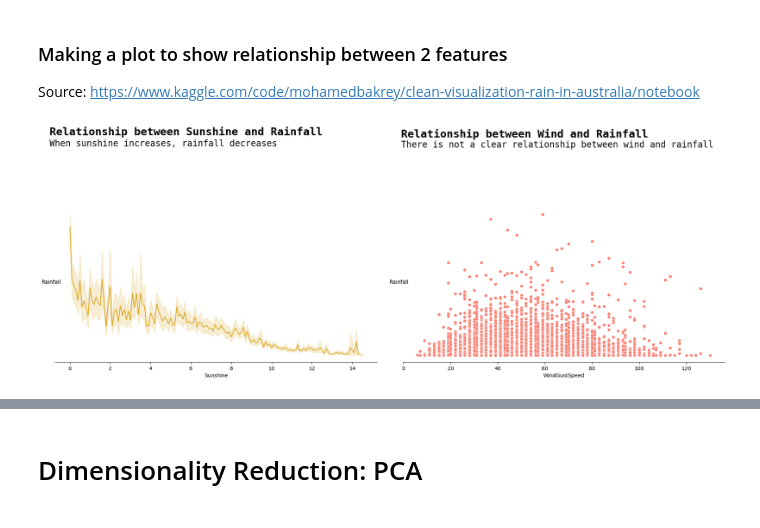
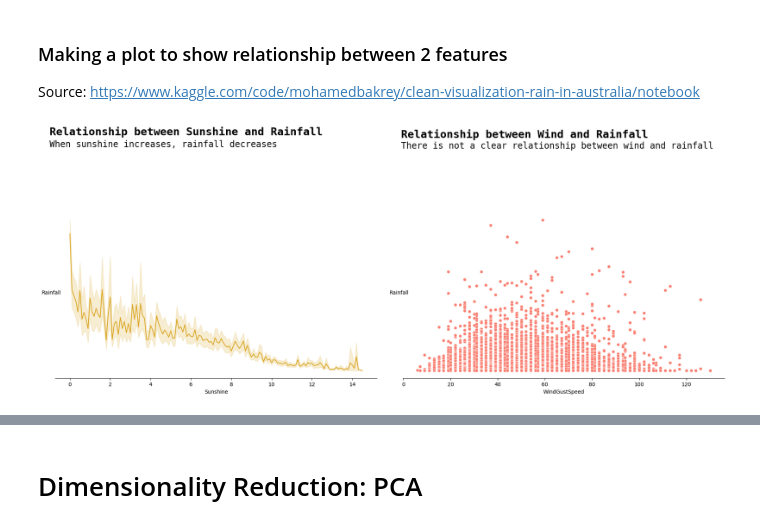
Before and after one commit to Timmy6158/Australia-Rain-Prediction, a Jupyter notebook: Nguyen_Tim_FinalProject1.ipynb, the cells around one changed output, grey strips where cells are left out. Drawn from its saved outputs; the diff is of its cells as text; code cells hidden in the pictures.

Commit message:
Fixed graphs layout

```diff
--- a/Nguyen_Tim_FinalProject1.ipynb
+++ b/Nguyen_Tim_FinalProject1.ipynb
@@ -231,33 +231,33 @@ for i in range(4):
 ### Making a plot to show relationship between 2 features
 Source: https://www.kaggle.com/code/mohamedbakrey/clean-visualization-rain-in-australia/notebook
 # %%
-fig=plt.figure(figsize=(20,8),facecolor='white')
+fig=plt.figure(figsize=(20,12),facecolor='white')
 
-gs=fig.add_gridspec(1,2)
+gs=fig.add_gridspec(2,2)
 
-ax=[_ for _ in range(2)]
+ax=[_ for _ in range(4)]
 ax[0]=fig.add_subplot(gs[0,0])
 ax[1]=fig.add_subplot(gs[0,1])
 
 ax[0].text(-1,20,"Relationship between Sunshine and Rainfall",fontsize=21,fontweight='bold', fontfamily='monospace')
 ax[0].text(-1,19,"When sunshine increases, rainfall decreases",fontsize=17,fontweight='light', fontfamily='monospace')
 
 ax[1].text(-1,430,"Relationship between Wind and Rainfall",fontsize=21,fontweight='bold', fontfamily='monospace')
 ax[1].text(-1,410,"There is not a clear relationship between wind and rainfall",fontsize=17,fontweight='light', fontfamily='monospace')
 
 sns.lineplot(data=X_train,x='Sunshine',y='Rainfall',ax=ax[0],color='goldenrod')
 sns.scatterplot(data=X_train,x='WindGustSpeed',y='Rainfall',ax=ax[1],color='salmon')
 
 for i in range(2):
 
     ax[i].set_ylabel('Rainfall').set_rotation(0)
     ax[i].set_yticklabels('')
     ax[i].tick_params(axis='y',length=0)
 
     for direction in ['top','right','left']:
         ax[i].spines[direction].set_visible(False)
 
 plt.tight_layout()
 plt.show()
 # %% [output]
-[figure, old version]
+[figure, new version]
```
Also changed, not shown: parts of 3 cells of this notebook.
